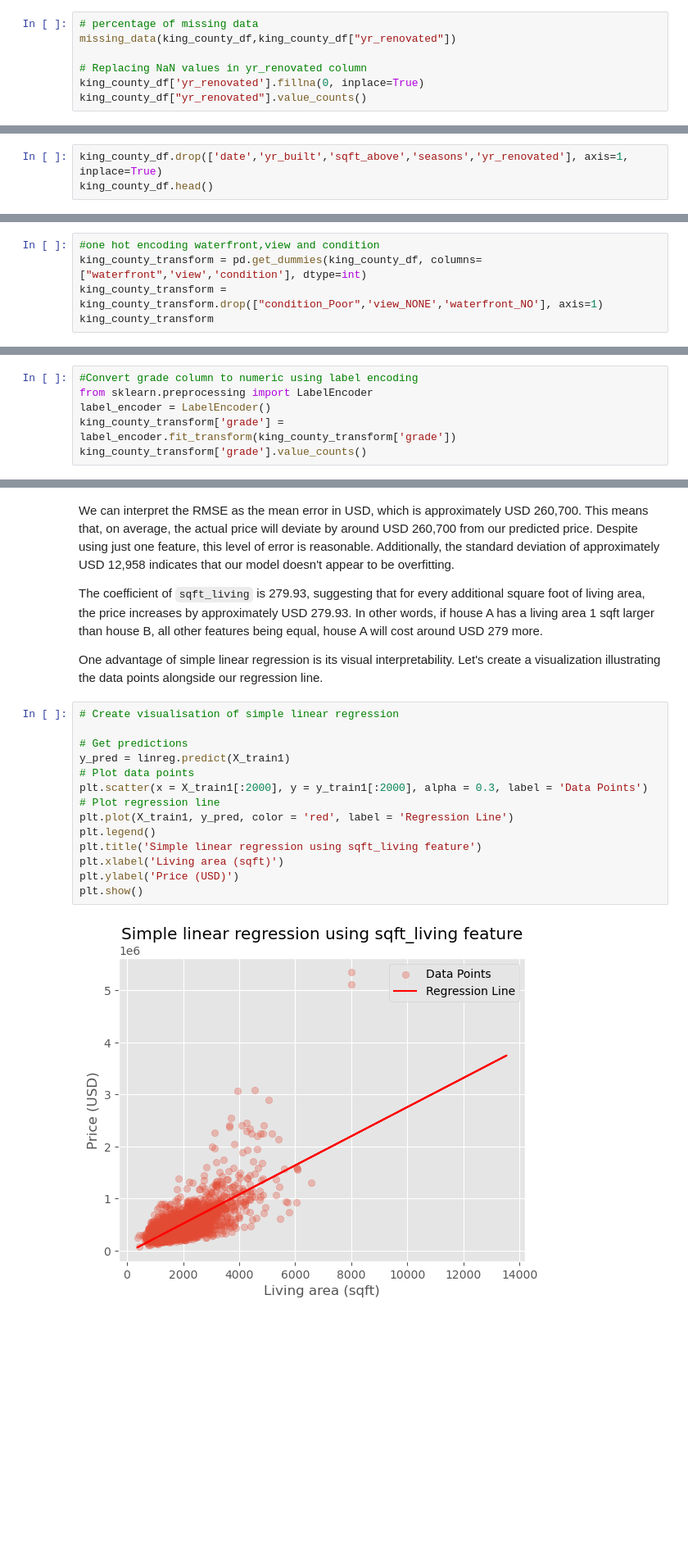
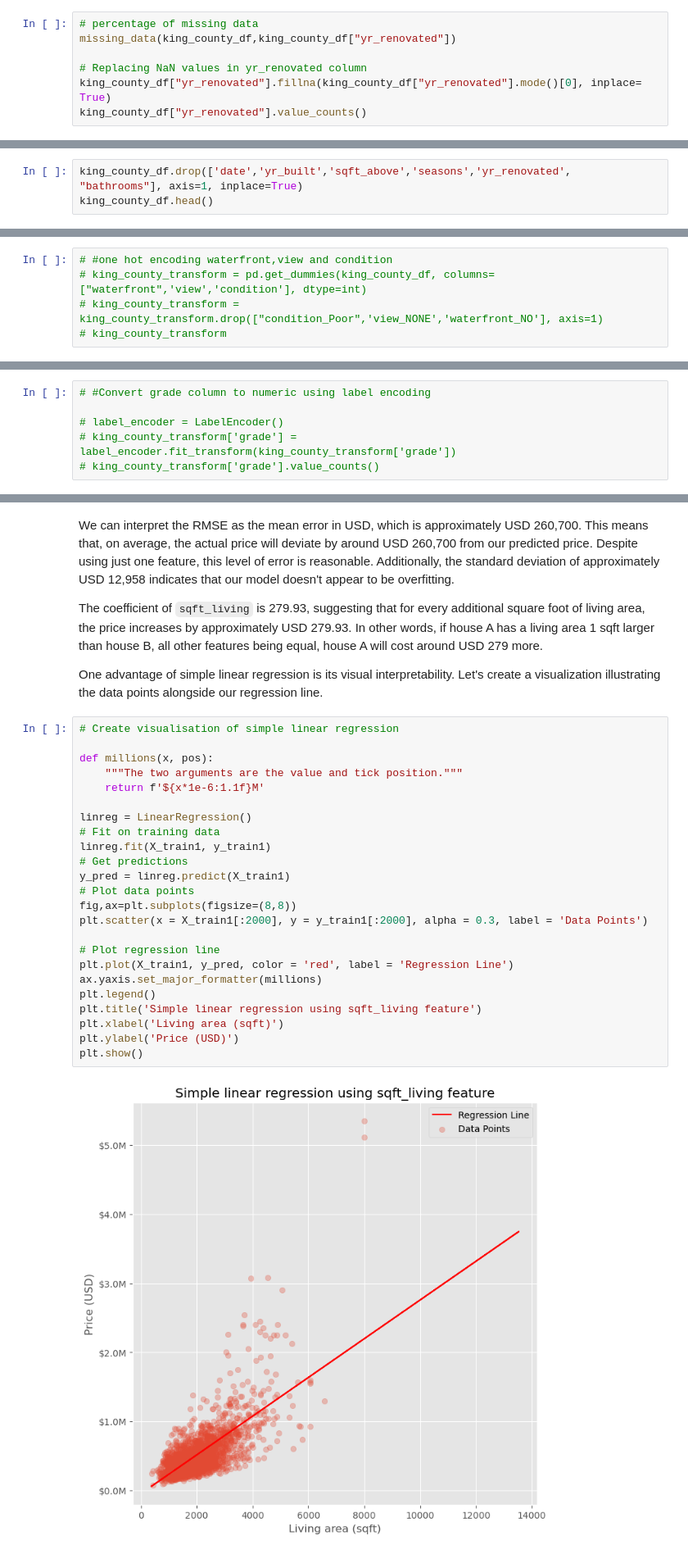
Before and after one commit to Judykoech/Phase2--Group1-Project, a Jupyter notebook: student.ipynb, the cells around one changed output, grey strips where cells are left out. Shown at 82% size. Saved outputs shown, nothing was run; the diff lists cells and outputs as text; blank space fills up the shorter version.

```diff
--- a/student.ipynb
+++ b/student.ipynb
@@ -391,7 +363,7 @@ Name: count, Length: 70, dtype: int64
 missing_data(king_county_df,king_county_df["yr_renovated"])
 
 # Replacing NaN values in yr_renovated column
-king_county_df['yr_renovated'].fillna(0, inplace=True)
+king_county_df["yr_renovated"].fillna(king_county_df["yr_renovated"].mode()[0], inplace= True)
 king_county_df["yr_renovated"].value_counts()
 # %% [output]
 Percentage of Missing Data: 17.79%
@@ -1291,6 +1312,6 @@ ValueError: could not convert string to float: '10/13/2014'
 * The above pairs are the most highly collerated to each other.
 * Therefore adding all those variables will bring about multicollinearity in the model so we will drop some of them.
 # %%
-king_county_df.drop(['date','yr_built','sqft_above','seasons','yr_renovated'], axis=1, inplace=True)
+king_county_df.drop(['date','yr_built','sqft_above','seasons','yr_renovated', "bathrooms"], axis=1, inplace=True)
 king_county_df.head()
 # %% [output]
@@ -1305,5 +1389,5 @@ king_county_df.head()
 # %%
-#one hot encoding waterfront,view and condition
-king_county_transform = pd.get_dummies(king_county_df, columns=["waterfront",'view','condition'], dtype=int)
-king_county_transform = king_county_transform.drop(["condition_Poor",'view_NONE','waterfront_NO'], axis=1)
-king_county_transform
+# #one hot encoding waterfront,view and condition
+# king_county_transform = pd.get_dummies(king_county_df, columns=["waterfront",'view','condition'], dtype=int)
+# king_county_transform = king_county_transform.drop(["condition_Poor",'view_NONE','waterfront_NO'], axis=1)
+# king_county_transform
@@ -1326,8 +1396,8 @@ The reference categories for view will be None, for waterfront will be No and fo
 # %% [markdown]
 #### Label Encoding
 # %%
-#Convert grade column to numeric using label encoding
-from sklearn.preprocessing import LabelEncoder
-label_encoder = LabelEncoder()
-king_county_transform['grade'] = label_encoder.fit_transform(king_county_transform['grade'])
-king_county_transform['grade'].value_counts()
+# #Convert grade column to numeric using label encoding
+
+# label_encoder = LabelEncoder()
+# king_county_transform['grade'] = label_encoder.fit_transform(king_county_transform['grade'])
+# king_county_transform['grade'].value_counts()
@@ -1501,19 +1561,29 @@ One advantage of simple linear regression is its visual interpretability. Let's
 # %%
 # Create visualisation of simple linear regression
 
+def millions(x, pos):
+    """The two arguments are the value and tick position."""
+    return f'${x*1e-6:1.1f}M'
+
+linreg = LinearRegression()
+# Fit on training data
+linreg.fit(X_train1, y_train1)
 # Get predictions
 y_pred = linreg.predict(X_train1)
 # Plot data points
+fig,ax=plt.subplots(figsize=(8,8))
 plt.scatter(x = X_train1[:2000], y = y_train1[:2000], alpha = 0.3, label = 'Data Points')
+
 # Plot regression line
 plt.plot(X_train1, y_pred, color = 'red', label = 'Regression Line')
+ax.yaxis.set_major_formatter(millions)
 plt.legend()
 plt.title('Simple linear regression using sqft_living feature')
 plt.xlabel('Living area (sqft)')
 plt.ylabel('Price (USD)')
 plt.show()
 # %% [output]
-[figure, old version]
+[figure, new version]
 # %% [markdown]
 We see that for smaller living areas our model looks decent but as the `sqft_living` value increases our model's performance declines, signifiying that `sqft_living` is not a good enough predictor for larger houses.
 # %% [markdown]
```
Also changed, not shown: parts of 154 cells of this notebook.
